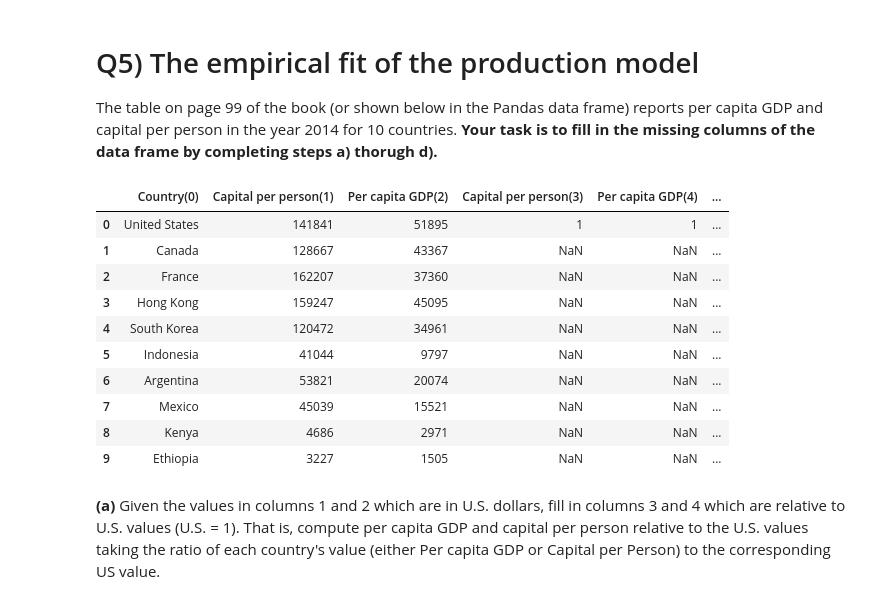
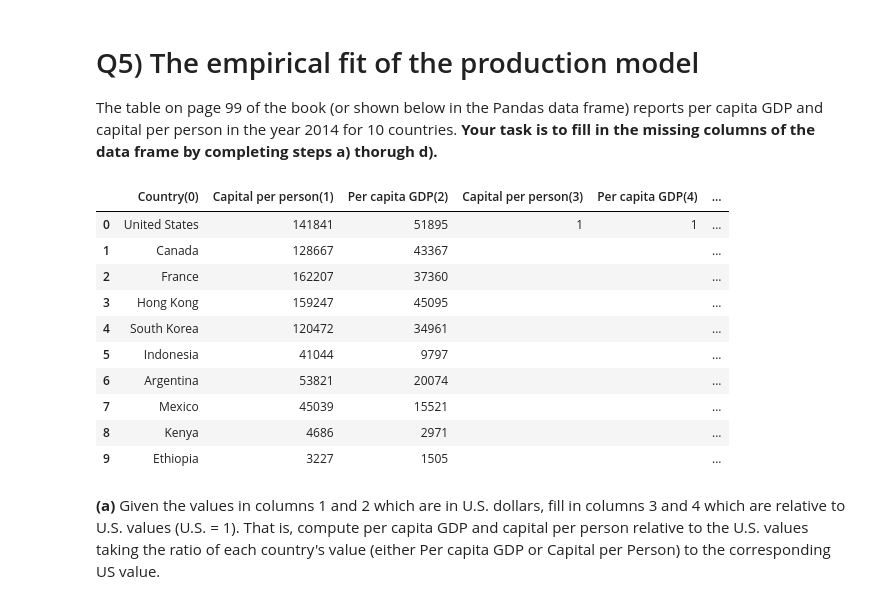
Before and after one commit to dylanjm/econ_381_development, a Jupyter notebook: solution_versions/chapter_04_solutions.ipynb, the cells around one changed output. Drawn from its saved outputs; the diff is of its cells as text; code cells hidden in the pictures.

```diff
--- a/solution_versions/chapter_04_solutions.ipynb
+++ b/solution_versions/chapter_04_solutions.ipynb
@@ -257,32 +263,32 @@ The table on page 99 of the book (or shown below in the Pandas data frame) repor
 # %%
 # Run this code to create the data frame!
 countries = ['United States', 'Canada', 'France', 'Hong Kong', 'South Korea', 'Indonesia', 'Argentina', 'Mexico', 'Kenya', 'Ethiopia']
 capital_per_person1 = [141841, 128667, 162207, 159247, 120472, 41044, 53821, 45039, 4686, 3227]
 per_capita_GDP2 = [51895, 43367, 37360, 45095, 34961, 9797, 20074, 15521, 2971, 1505]
-capital_per_person3 = [1.0, 'NaN', 'NaN', 'NaN', 'NaN', 'NaN', 'NaN', 'NaN', 'NaN', 'NaN']
-per_capita_GDP4 = [1.0, 'NaN', 'NaN', 'NaN', 'NaN', 'NaN', 'NaN', 'NaN', 'NaN', 'NaN']
-predicted_y = [1.0, 'NaN', 'NaN', 'NaN', 'NaN', 'NaN', 'NaN', 'NaN', 'NaN', 'NaN']
-implied_TFP = [1.0, 'NaN', 'NaN', 'NaN', 'NaN', 'NaN', 'NaN', 'NaN', 'NaN', 'NaN']
+capital_per_person3 = [1.0, '', '', '', '', '', '', '', '', '']
+per_capita_GDP4 = [1.0, '', '', '', '', '', '', '', '', '']
+predicted_y = [1.0, '', '', '', '', '', '', '', '', '']
+implied_TFP = [1.0, '', '', '', '', '', '', '', '', '']
 
 df = pd.DataFrame({'Country(0)':countries,
                    'Capital per person(1)':capital_per_person1,
-                  'Per capita GDP(2)':per_capita_GDP2,
-                  'Capital per person(3)':capital_per_person3,
-                  'Per capita GDP(4)':per_capita_GDP4,
-                  'Predicted y*(5)':predicted_y,
-                  'Implied TFP(6)':implied_TFP}, columns=['Country(0)', 'Capital per person(1)', 'Per capita GDP(2)', 'Capital per person(3)', 'Per capita GDP(4)', 'Predicted y*(5)', 'Implied TFP(6)'])
+                   'Per capita GDP(2)':per_capita_GDP2,
+                   'Capital per person(3)':capital_per_person3,
+                   'Per capita GDP(4)':per_capita_GDP4,
+                   'Predicted y*(5)':predicted_y,
+                   'Implied TFP(6)':implied_TFP}, columns=['Country(0)', 'Capital per person(1)', 'Per capita GDP(2)', 'Capital per person(3)', 'Per capita GDP(4)', 'Predicted y*(5)', 'Implied TFP(6)'])
 df
 # %% [output]
 |  | Country(0) | Capital per person(1) | Per capita GDP(2) | Capital per person(3) | Per capita GDP(4) | ... |
 | 0 | United States | 141841 | 51895 | 1 | 1 | ... |
-| 1 | Canada | 128667 | 43367 | NaN | NaN | ... |
-| 2 | France | 162207 | 37360 | NaN | NaN | ... |
-| 3 | Hong Kong | 159247 | 45095 | NaN | NaN | ... |
-| 4 | South Korea | 120472 | 34961 | NaN | NaN | ... |
-| 5 | Indonesia | 41044 | 9797 | NaN | NaN | ... |
-| 6 | Argentina | 53821 | 20074 | NaN | NaN | ... |
-| 7 | Mexico | 45039 | 15521 | NaN | NaN | ... |
-| 8 | Kenya | 4686 | 2971 | NaN | NaN | ... |
-| 9 | Ethiopia | 3227 | 1505 | NaN | NaN | ... |
+| 1 | Canada | 128667 | 43367 |  |  | ... |
+| 2 | France | 162207 | 37360 |  |  | ... |
+| 3 | Hong Kong | 159247 | 45095 |  |  | ... |
+| 4 | South Korea | 120472 | 34961 |  |  | ... |
+| 5 | Indonesia | 41044 | 9797 |  |  | ... |
+| 6 | Argentina | 53821 | 20074 |  |  | ... |
+| 7 | Mexico | 45039 | 15521 |  |  | ... |
+| 8 | Kenya | 4686 | 2971 |  |  | ... |
+| 9 | Ethiopia | 3227 | 1505 |  |  | ... |
 # %% [markdown]
 **(a)** Given the values in columns 1 and 2 which are in U.S. dollars, fill in columns 3 and 4 which are relative to U.S. values (U.S. = 1). That is, compute per capita GDP and capital per person relative to the U.S. values taking the ratio of each country's value (either Per capita GDP or Capital per Person) to the corresponding US value.
```
Also changed, not shown: parts of 25 cells of this notebook, 1 other file.
